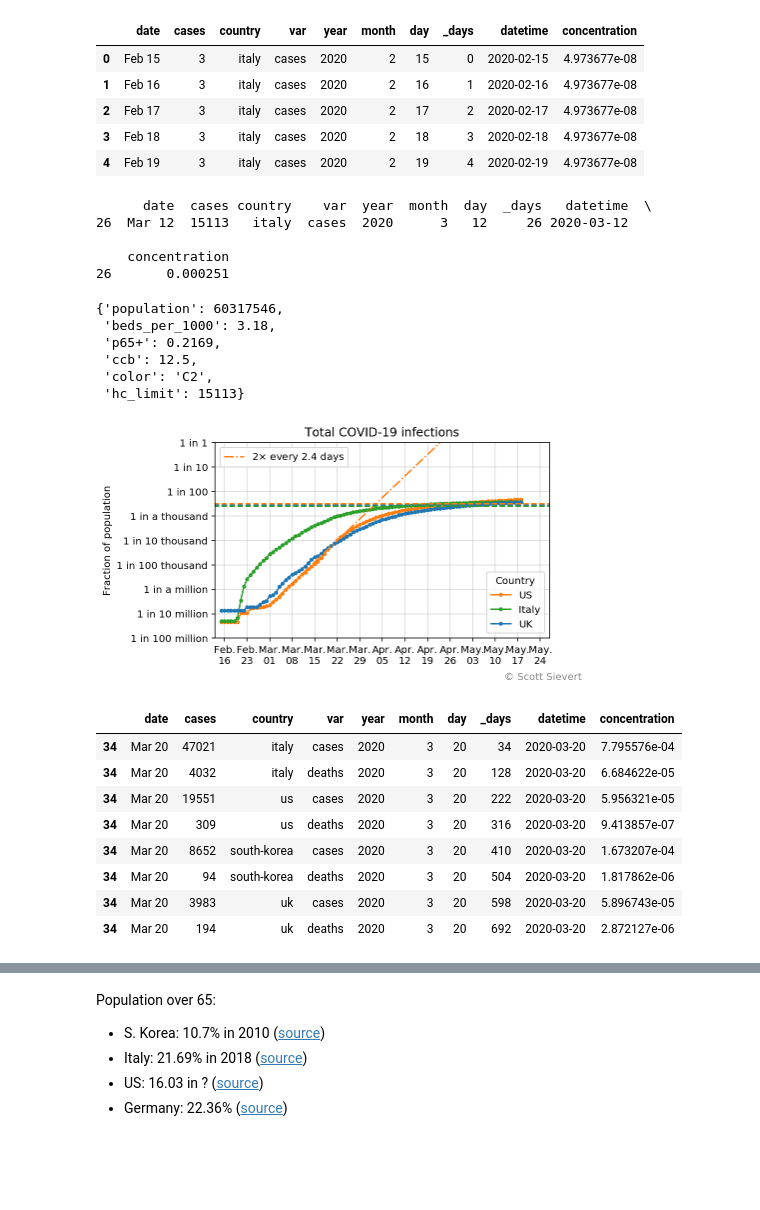
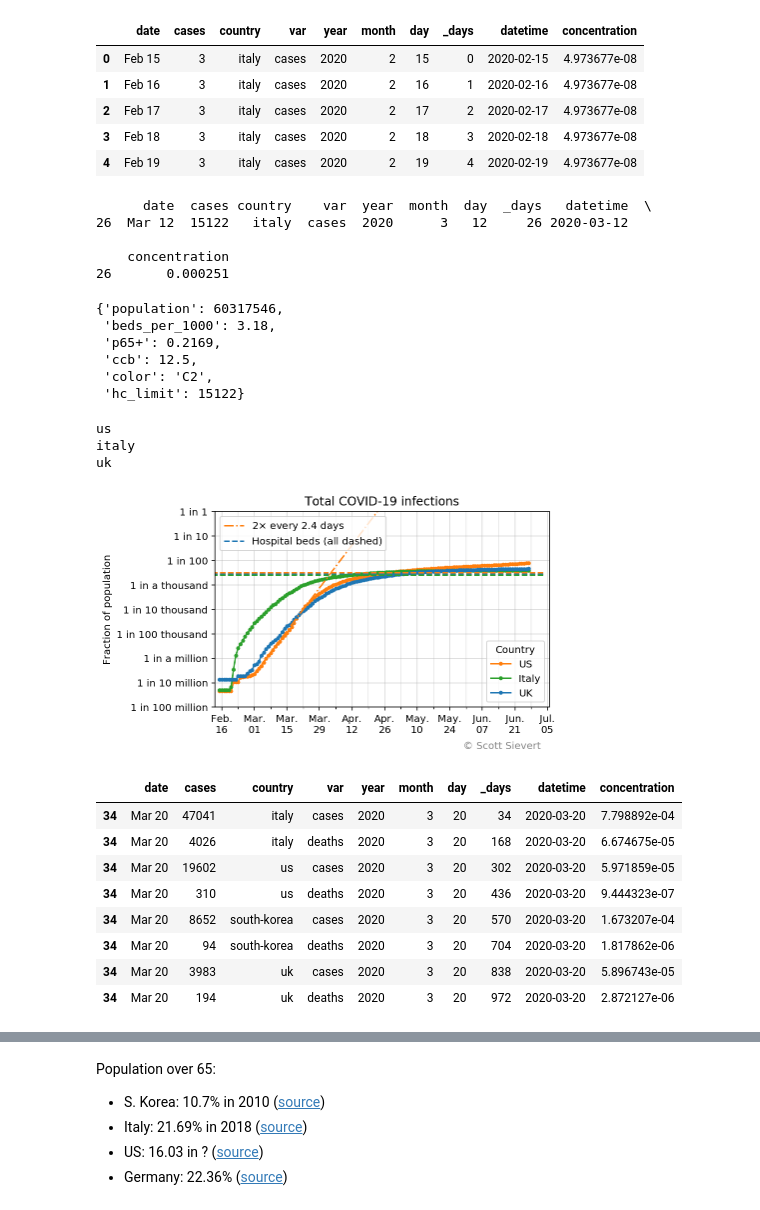
Before and after one commit to stsievert/covid-19, a Jupyter notebook: coronavirus.ipynb, the cells around one changed output, grey strips where cells are left out. Cells and saved outputs as stored; diff of their text form; code cells hidden in the pictures; blank space fills up the shorter version.

```diff
--- a/coronavirus.ipynb
+++ b/coronavirus.ipynb
@@ -88,7 +88,7 @@ import numpy as np
 from datetime import datetime
 
 df["year"] = 2020
-months = {"Jan": 1, "Feb": 2, "Mar": 3, "Apr": 4, "May": 5}
+months = {"Jan": 1, "Feb": 2, "Mar": 3, "Apr": 4, "May": 5, "Jun": 6, "Jul": 7, "Aug": 8}
 df["month"] = df["date"].apply(lambda x: months[x.split(" ")[0]])
 df["day"] = df["date"].apply(lambda x: int(x.split(" ")[1]))
 
@@ -142,7 +142,7 @@ meta["italy"]["hc_limit"] = row.cases.item()
 meta["italy"]
 # %% [output]
       date  cases country    var  year  month  day  _days   datetime  \
-26  Mar 12  15113   italy  cases  2020      3   12     26 2020-03-12
+26  Mar 12  15122   italy  cases  2020      3   12     26 2020-03-12
 
     concentration
 26       0.000251
@@ -151,7 +151,7 @@ meta["italy"]
  'p65+': 0.2169,
  'ccb': 12.5,
  'color': 'C2',
- 'hc_limit': 15113}
+ 'hc_limit': 15122}
 # %%
 import seaborn as sns
 from datetime import datetime, timedelta
@@ -215,49 +215,59 @@ ax.set_title("Total COVID-19 infections")
 # Italian health collapse: https://www.reuters.com/article/us-health-coronavirus-italy-idUSKBN20X11D
 # N hospital beds
 xlim = ax.get_xlim()
 ylim = ax.get_ylim()
 for k, c in enumerate(to_show):
     beds = meta[c]["beds_per_1000"] / 1000
     line, = ax.plot(xlim, [beds, beds], f"C{k}--", label=f"Hospital beds (all dashed)")
-    if c == "south-korea":
+    print(c)
+    if c == "us":
         lines.append(line)
 ax.legend(handles=lines, loc="upper left")
-ax.text(mdates.date2num(datetime.now() - timedelta(7)), 0.2e-9, "© Scott Sievert", color="#" + "8" * 6)
+ax.text(mdates.date2num(datetime.now() - timedelta(30)), 0.2e-9, "© Scott Sievert", color="#" + "8" * 6)
 
 ### Styling
 ax.set_yscale("log")
 ax.grid(alpha=0.5)
 ax.set_ylabel("Fraction of population")
 ax.xaxis.set_major_formatter(mdates.DateFormatter('%b.\n%d'))
 
 # Setting y ticks to be weeks
-weeks = pd.date_range(start=df.datetime.min(), end=df.datetime.min() + timedelta(days=1200), freq="1W")
+weeks = pd.date_range(start=df.datetime.min(), end=df.datetime.min() + timedelta(days=1200), freq="2W")
 weeks_mpl = [mdates.date2num(w) for w in weeks]
 ax.xaxis.set_major_locator(plt.FixedLocator(weeks_mpl))
+
+weeks = pd.date_range(start=df.datetime.min() + timedelta(7), end=df.datetime.min() + timedelta(days=1200), freq="2W")
+weeks_mpl = [mdates.date2num(w) for w in weeks]
+ax.xaxis.set_minor_locator(plt.FixedLocator(weeks_mpl))
+ax.grid(which="minor", axis="x", alpha=0.3)
+
 ax.yaxis.set_major_locator(plt.LogLocator(numticks=20))
 ax.yaxis.set_major_formatter(plt.FuncFormatter(to_text))
 
 ax.set_ylim(1e-8, 1)
 x = [mdates.date2num(_) for _ in [datetime(2020, 2, 13), datetime.now() + timedelta(7)]]
 ax.set_xlim(*x)
 # cax.set_xlim(*x)
 
 fig.savefig("imgs/coronavirus.svg", bbox_inches="tight")
 fig.savefig("imgs/coronavirus.png", bbox_inches="tight", dpi=300)
 # %% [output]
+us
+italy
+uk
-[figure, old version]
+[figure, new version]
 # %%
 df[df.datetime == datetime(2020, 3, 20)]
 # %% [output]
 |  | date | cases | country | var | year | month | day | _days | datetime | concentration |
-| 34 | Mar 20 | 47021 | italy | cases | 2020 | 3 | 20 | 34 | 2020-03-20 | 7.795576e-04 |
-| 34 | Mar 20 | 4032 | italy | deaths | 2020 | 3 | 20 | 128 | 2020-03-20 | 6.684622e-05 |
-| 34 | Mar 20 | 19551 | us | cases | 2020 | 3 | 20 | 222 | 2020-03-20 | 5.956321e-05 |
-| 34 | Mar 20 | 309 | us | deaths | 2020 | 3 | 20 | 316 | 2020-03-20 | 9.413857e-07 |
-| 34 | Mar 20 | 8652 | south-korea | cases | 2020 | 3 | 20 | 410 | 2020-03-20 | 1.673207e-04 |
-| 34 | Mar 20 | 94 | south-korea | deaths | 2020 | 3 | 20 | 504 | 2020-03-20 | 1.817862e-06 |
-| 34 | Mar 20 | 3983 | uk | cases | 2020 | 3 | 20 | 598 | 2020-03-20 | 5.896743e-05 |
-| 34 | Mar 20 | 194 | uk | deaths | 2020 | 3 | 20 | 692 | 2020-03-20 | 2.872127e-06 |
+| 34 | Mar 20 | 47041 | italy | cases | 2020 | 3 | 20 | 34 | 2020-03-20 | 7.798892e-04 |
+| 34 | Mar 20 | 4026 | italy | deaths | 2020 | 3 | 20 | 168 | 2020-03-20 | 6.674675e-05 |
+| 34 | Mar 20 | 19602 | us | cases | 2020 | 3 | 20 | 302 | 2020-03-20 | 5.971859e-05 |
+| 34 | Mar 20 | 310 | us | deaths | 2020 | 3 | 20 | 436 | 2020-03-20 | 9.444323e-07 |
+| 34 | Mar 20 | 8652 | south-korea | cases | 2020 | 3 | 20 | 570 | 2020-03-20 | 1.673207e-04 |
+| 34 | Mar 20 | 94 | south-korea | deaths | 2020 | 3 | 20 | 704 | 2020-03-20 | 1.817862e-06 |
+| 34 | Mar 20 | 3983 | uk | cases | 2020 | 3 | 20 | 838 | 2020-03-20 | 5.896743e-05 |
+| 34 | Mar 20 | 194 | uk | deaths | 2020 | 3 | 20 | 972 | 2020-03-20 | 2.872127e-06 |
 # %%
 df[df.datetime == datetime(2020, 3, 12)]
 # %% [output]
```
Also changed, not shown: parts of 10 cells of this notebook, 38 other files.
